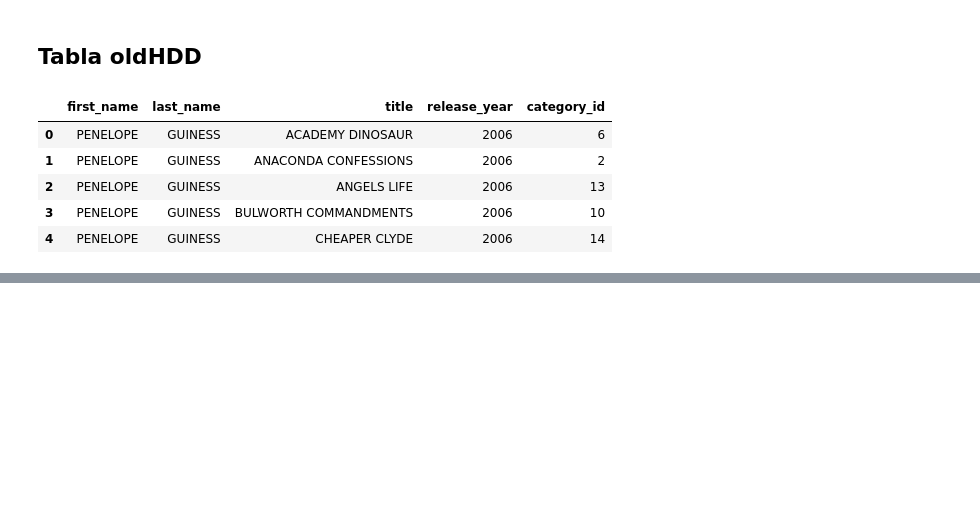
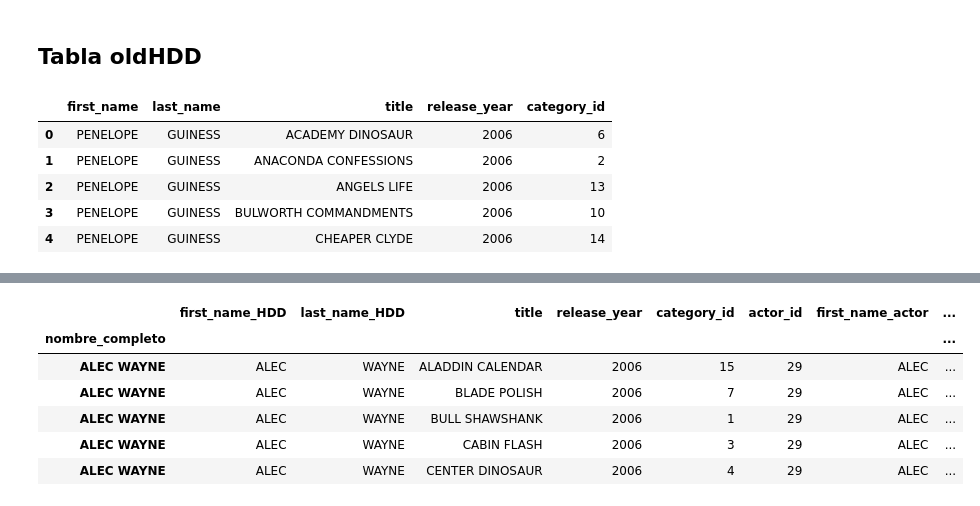
Before and after one commit to AaronNebreda/Building_mySQL_DataBase, a Jupyter notebook: src/clean.ipynb, the cells around one changed output, grey strips where cells are left out. Drawn from its saved outputs; the diff is of its cells as text; code cells hidden in the pictures; blank space fills up the shorter version.

```diff
--- a/src/clean.ipynb
+++ b/src/clean.ipynb
@@ -90,3 +90,5 @@ Name: nombre_completo, dtype: int64
 actor.duplicated(subset = ['nombre_completo']).any()
 # %% [output]
 True
+# %%
+actor.drop(['nombre_completo'], axis = 1, inplace= True)
@@ -323,0 +392,2 @@ oldHDD.head()
+# %%
+oldHDD['nombre_completo'] = oldHDD.first_name + ' ' +oldHDD.last_name
@@ -323,0 +425,12 @@ oldHDD.head()
+# %%
+df_temp = oldHDD.set_index('nombre_completo').join(actor.set_index('nombre_completo'), lsuffix='_HDD', rsuffix='_actor')
+# %%
+df_temp.head()
+# %% [output]
+|  | first_name_HDD | last_name_HDD | title | release_year | category_id | actor_id | first_name_actor | ... |
+| nombre_completo |  |  |  |  |  |  |  | ... |
+| ALEC WAYNE | ALEC | WAYNE | ALADDIN CALENDAR | 2006 | 15 | 29 | ALEC | ... |
+| ALEC WAYNE | ALEC | WAYNE | BLADE POLISH | 2006 | 7 | 29 | ALEC | ... |
+| ALEC WAYNE | ALEC | WAYNE | BULL SHAWSHANK | 2006 | 1 | 29 | ALEC | ... |
+| ALEC WAYNE | ALEC | WAYNE | CABIN FLASH | 2006 | 3 | 29 | ALEC | ... |
+| ALEC WAYNE | ALEC | WAYNE | CENTER DINOSAUR | 2006 | 4 | 29 | ALEC | ... |
```
Also changed, not shown: parts of 45 cells of this notebook, 6 other files.
